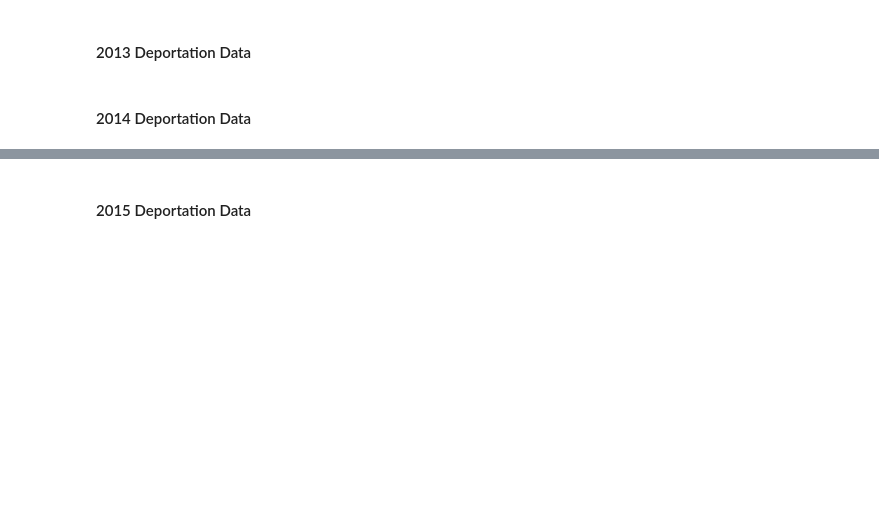
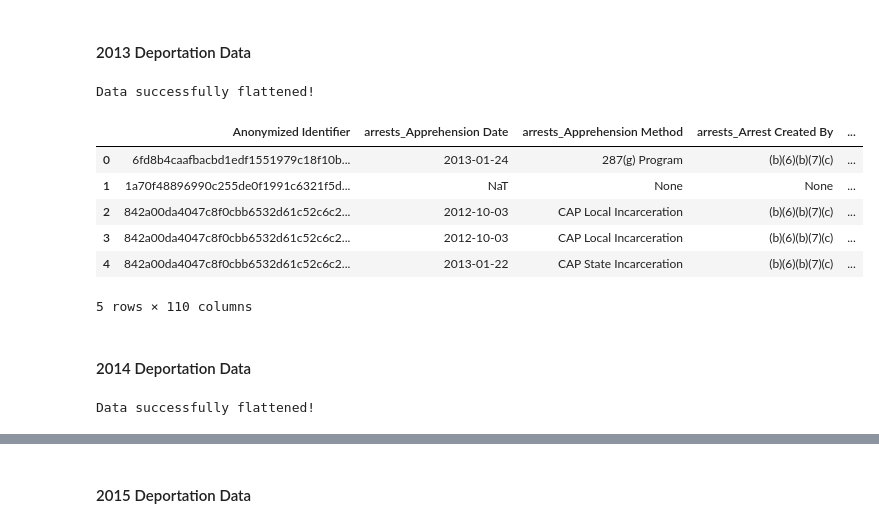
Before and after one commit to emilynnguyen1/ICE-Outcomes, a Jupyter notebook: notebooks/Cleaning-Data.ipynb, the cells around one changed output, grey strips where cells are left out. Drawn from its saved outputs; the diff is of its cells as text; code cells hidden in the pictures; blank space fills up the shorter version.

Commit message:
Adding data frames

```diff
--- a/notebooks/Cleaning-Data.ipynb
+++ b/notebooks/Cleaning-Data.ipynb
@@ -115,5 +115,69 @@ c4b538597d43914f82e1bc54c63e8dc936b392eb     90
 Name: count, dtype: int64
 # %% [markdown]
 #### 2013 Deportation Data
+# %%
+# 50k SRS 2013 dataset
+query = """
+SELECT *
+FROM `ice-data-project.ice_data_clean.master_50k_13`
+"""
+
+deportations_13 = client.query(query).to_dataframe()
+
+# SHOW ALL COLUMNS IN DATAFRAME
+record_columns = ['arrests', 'decisions', 'detentions', 'removals']
+for col in record_columns:
+    # 1. Convert any missing records (NaN) into empty dictionaries to prevent crashes
+    deportations_13[col] = deportations_13[col].apply(lambda x: x if isinstance(x, dict) else {})
+
+    # 2. Flatten the dictionary into its own temporary DataFrame
+    # Adding a prefix ensures we know where the data came from (e.g., 'detentions_Case ID')
+    deportations_13_flat = pd.json_normalize(deportations_13[col]).add_prefix(f'{col}_')
+
+    # 3. Attach the newly flattened columns back to the main DataFrame
+    deportations_13 = pd.concat([deportations_13, deportations_13_flat], axis=1)
+
+    # 4. Drop the original nested column to keep the DataFrame clean
+    deportations_13 = deportations_13.drop(columns=[col])
+print("\nData successfully flattened!")
+# %% [output]
+Data successfully flattened!
+# %%
+deportations_13.head()
+# %% [output]
+|  | Anonymized Identifier | arrests_Apprehension Date | arrests_Apprehension Method | arrests_Arrest Created By | ... |
+| 0 | 6fd8b4caafbacbd1edf1551979c18f10b... | 2013-01-24 | 287(g) Program | (b)(6)(b)(7)(c) | ... |
+| 1 | 1a70f48896990c255de0f1991c6321f5d... | NaT | None | None | ... |
+| 2 | 842a00da4047c8f0cbb6532d61c52c6c2... | 2012-10-03 | CAP Local Incarceration | (b)(6)(b)(7)(c) | ... |
+| 3 | 842a00da4047c8f0cbb6532d61c52c6c2... | 2012-10-03 | CAP Local Incarceration | (b)(6)(b)(7)(c) | ... |
+| 4 | 842a00da4047c8f0cbb6532d61c52c6c2... | 2013-01-22 | CAP State Incarceration | (b)(6)(b)(7)(c) | ... |
+5 rows × 110 columns
 # %% [markdown]
 #### 2014 Deportation Data
+# %%
+# 50k SRS 2014 dataset
+query = """
+SELECT *
+FROM `ice-data-project.ice_data_clean.master_50k_14`
+"""
+
+deportations_14 = client.query(query).to_dataframe()
+
+# SHOW ALL COLUMNS IN DATAFRAME
+record_columns = ['arrests', 'decisions', 'detentions', 'removals']
+for col in record_columns:
+    # 1. Convert any missing records (NaN) into empty dictionaries to prevent crashes
+    deportations_14[col] = deportations_14[col].apply(lambda x: x if isinstance(x, dict) else {})
+
+    # 2. Flatten the dictionary into its own temporary DataFrame
+    # Adding a prefix ensures we know where the data came from (e.g., 'detentions_Case ID')
+    deportations_14_flat = pd.json_normalize(deportations_14[col]).add_prefix(f'{col}_')
+
+    # 3. Attach the newly flattened columns back to the main DataFrame
+    deportations_14 = pd.concat([deportations_14, deportations_14_flat], axis=1)
+
+    # 4. Drop the original nested column to keep the DataFrame clean
+    deportations_14 = deportations_14.drop(columns=[col])
+print("\nData successfully flattened!")
+# %% [output]
+Data successfully flattened!
```
Also changed, not shown: parts of 17 cells of this notebook.
